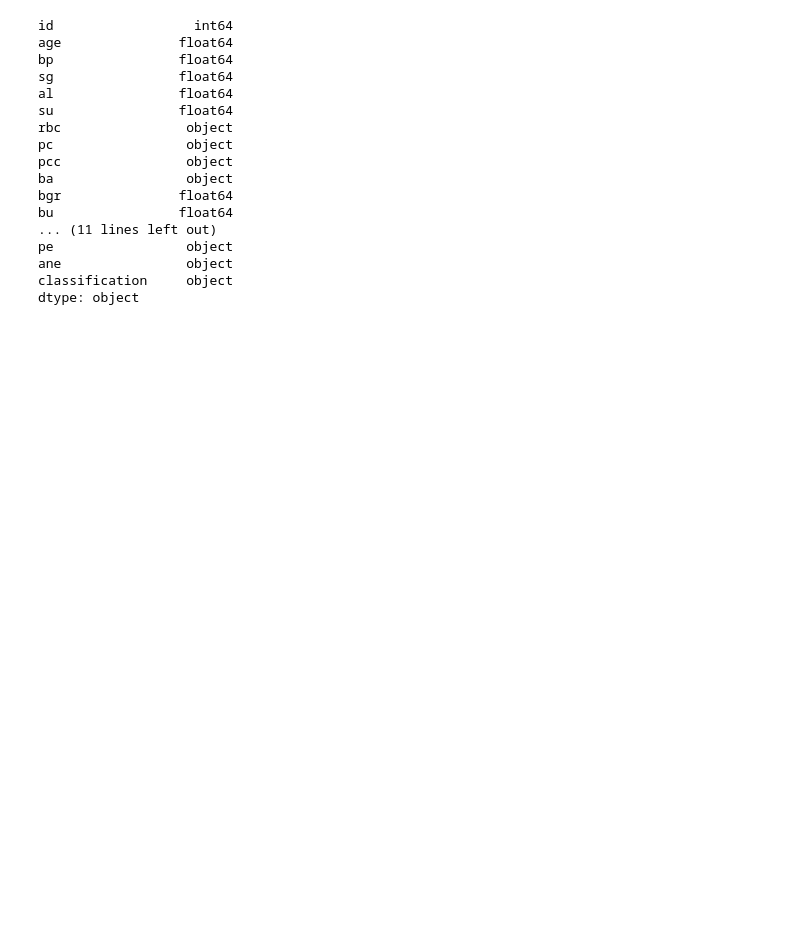
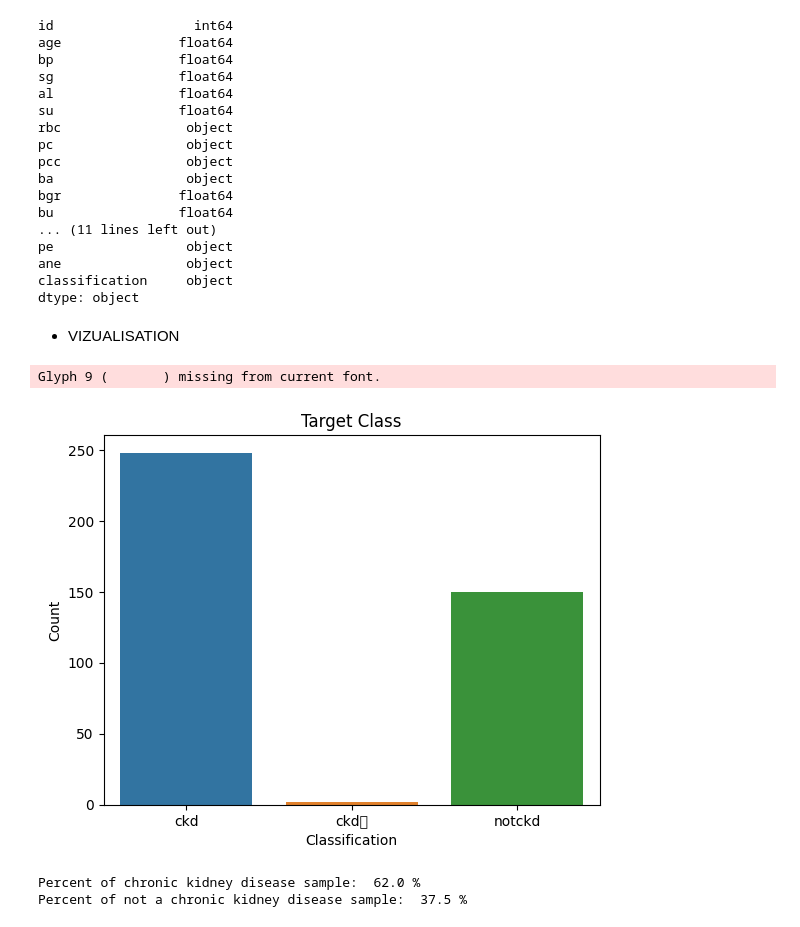
Before and after one commit to Winfry/PredictionAndRecommendationSystemKenyanHealth, a Jupyter notebook: Kidney.ipynb, the cells around one changed output. Cells and saved outputs as stored; diff of their text form; code cells hidden in the pictures; blank space fills up the shorter version.

```diff
--- a/Kidney.ipynb
+++ b/Kidney.ipynb
@@ -337,3 +337,20 @@ pe                 object
 ane                object
 classification     object
 dtype: object
+# %% [markdown]
+- VIZUALISATION
+# %%
+import seaborn as sns
+
+sns.countplot(x='classification', data=kidney)
+plt.xlabel('Classification')
+plt.ylabel('Count')
+plt.title('Target Class')
+plt.show()
+print('Percent of chronic kidney disease sample: ',round(len(kidney[kidney['classification']=='ckd'])/len(kidney['classification'])*100,2),"%")
+print('Percent of not a chronic kidney disease sample: ',round(len(kidney[kidney['classification']=='notckd'])/len(kidney['classification'])*100,2),"%")
+# %% [output]
+Glyph 9 (       ) missing from current font.
+[figure, added]
+Percent of chronic kidney disease sample:  62.0 %
+Percent of not a chronic kidney disease sample:  37.5 %
```
